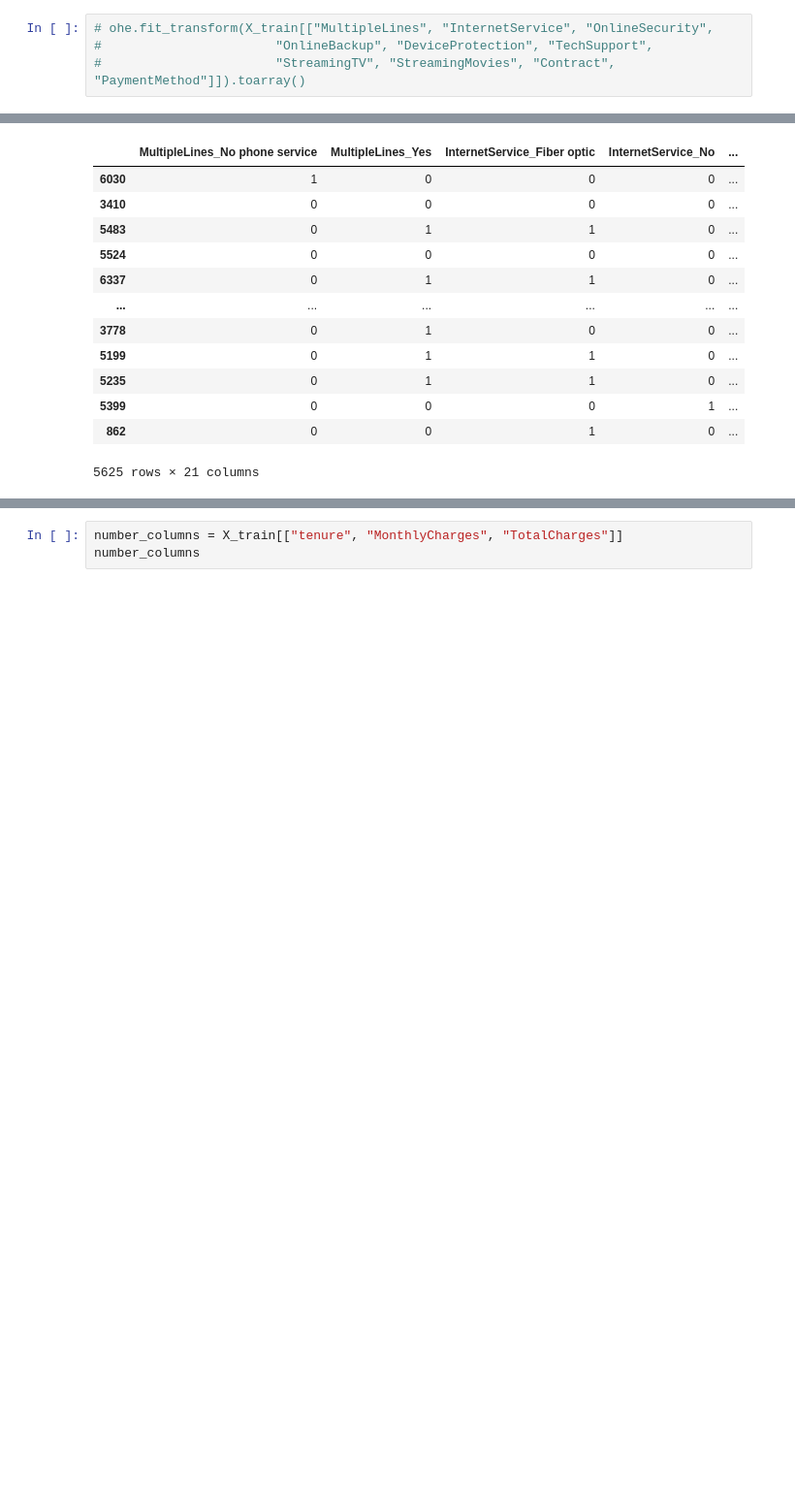
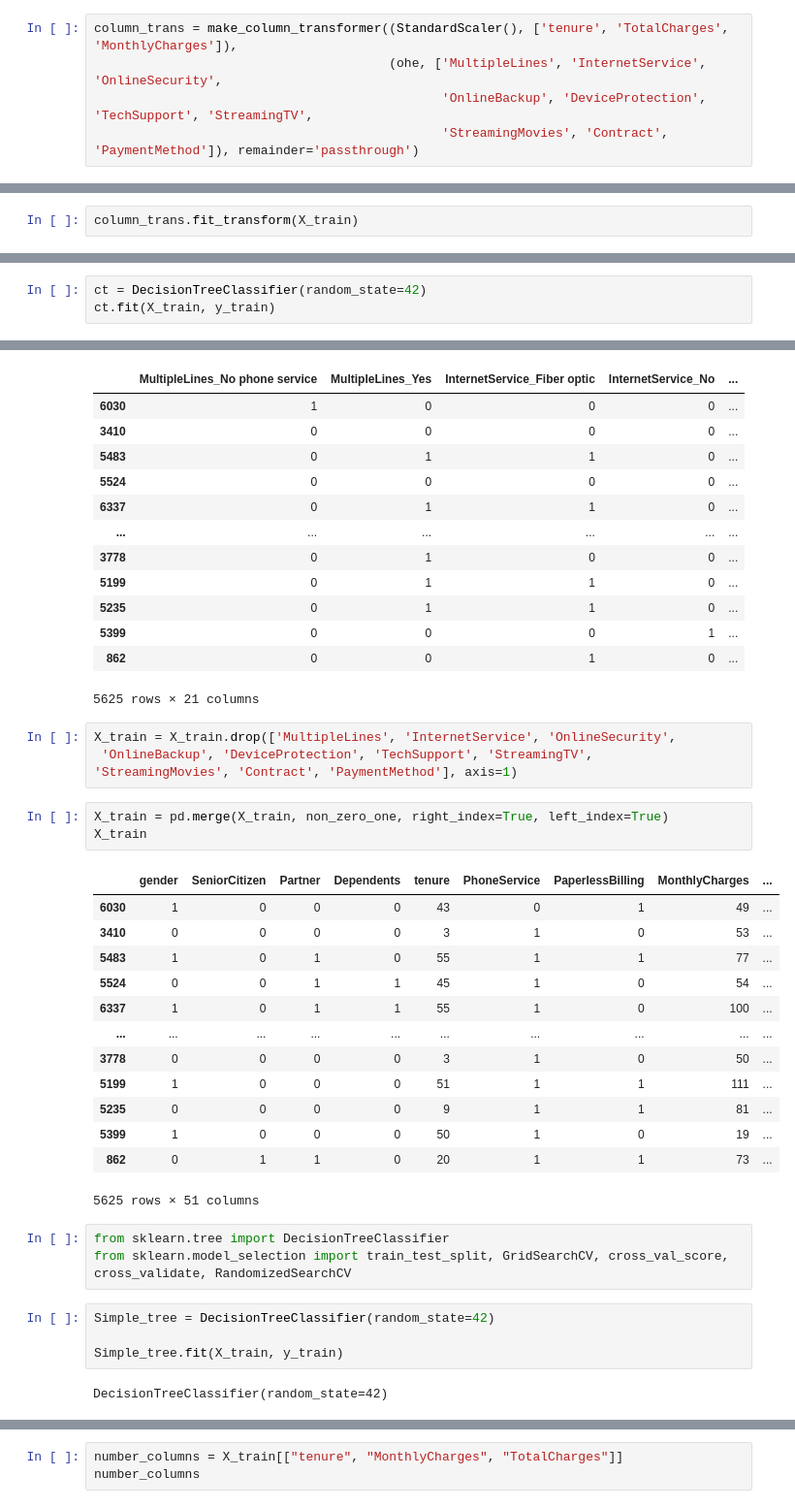
Before and after one commit to RaulCTorres/Capstone, a Jupyter notebook: Scratch code/Raul_scratch.ipynb, the cells around one changed output, grey strips where cells are left out. Shown at 97% size. Drawn from its saved outputs; the diff is of its cells as text; blank space fills up the shorter version.

```diff
--- a/Scratch code/Raul_scratch.ipynb
+++ b/Scratch code/Raul_scratch.ipynb
@@ -251,4 +304,5 @@ X_train
 # %%
-# ohe.fit_transform(X_train[["MultipleLines", "InternetService", "OnlineSecurity",
-#                       "OnlineBackup", "DeviceProtection", "TechSupport",
-#                       "StreamingTV", "StreamingMovies", "Contract", "PaymentMethod"]]).toarray()
+column_trans = make_column_transformer((StandardScaler(), ['tenure', 'TotalCharges', 'MonthlyCharges']),
+                                       (ohe, ['MultipleLines', 'InternetService', 'OnlineSecurity',
+                                              'OnlineBackup', 'DeviceProtection', 'TechSupport', 'StreamingTV',
+                                              'StreamingMovies', 'Contract', 'PaymentMethod']), remainder='passthrough')
@@ -254,0 +323,2 @@ X_train
+# %%
+column_trans.fit_transform(X_train)
@@ -254,0 +375,3 @@ X_train
+# %%
+ct = DecisionTreeClassifier(random_state=42)
+ct.fit(X_train, y_train)
@@ -295,3 +444,33 @@ non_zero_one
 | 5399 | 0 | 0 | 0 | 1 | ... |
 | 862 | 0 | 0 | 1 | 0 | ... |
 5625 rows × 21 columns
+# %%
+X_train = X_train.drop(['MultipleLines', 'InternetService', 'OnlineSecurity',
+ 'OnlineBackup', 'DeviceProtection', 'TechSupport', 'StreamingTV',
+'StreamingMovies', 'Contract', 'PaymentMethod'], axis=1)
+# %%
+X_train = pd.merge(X_train, non_zero_one, right_index=True, left_index=True)
+X_train
+# %% [output]
+|  | gender | SeniorCitizen | Partner | Dependents | tenure | PhoneService | PaperlessBilling | MonthlyCharges | ... |
+| 6030 | 1 | 0 | 0 | 0 | 43 | 0 | 1 | 49 | ... |
+| 3410 | 0 | 0 | 0 | 0 | 3 | 1 | 0 | 53 | ... |
+| 5483 | 1 | 0 | 1 | 0 | 55 | 1 | 1 | 77 | ... |
+| 5524 | 0 | 0 | 1 | 1 | 45 | 1 | 0 | 54 | ... |
+| 6337 | 1 | 0 | 1 | 1 | 55 | 1 | 0 | 100 | ... |
+| ... | ... | ... | ... | ... | ... | ... | ... | ... | ... |
+| 3778 | 0 | 0 | 0 | 0 | 3 | 1 | 0 | 50 | ... |
+| 5199 | 1 | 0 | 0 | 0 | 51 | 1 | 1 | 111 | ... |
+| 5235 | 0 | 0 | 0 | 0 | 9 | 1 | 1 | 81 | ... |
+| 5399 | 1 | 0 | 0 | 0 | 50 | 1 | 0 | 19 | ... |
+| 862 | 0 | 1 | 1 | 0 | 20 | 1 | 1 | 73 | ... |
+5625 rows × 51 columns
+# %%
+from sklearn.tree import DecisionTreeClassifier
+from sklearn.model_selection import train_test_split, GridSearchCV, cross_val_score, cross_validate, RandomizedSearchCV
+# %%
+Simple_tree = DecisionTreeClassifier(random_state=42)
+
+Simple_tree.fit(X_train, y_train)
+# %% [output]
+DecisionTreeClassifier(random_state=42)
```
Also changed, not shown: parts of 28 cells of this notebook.
